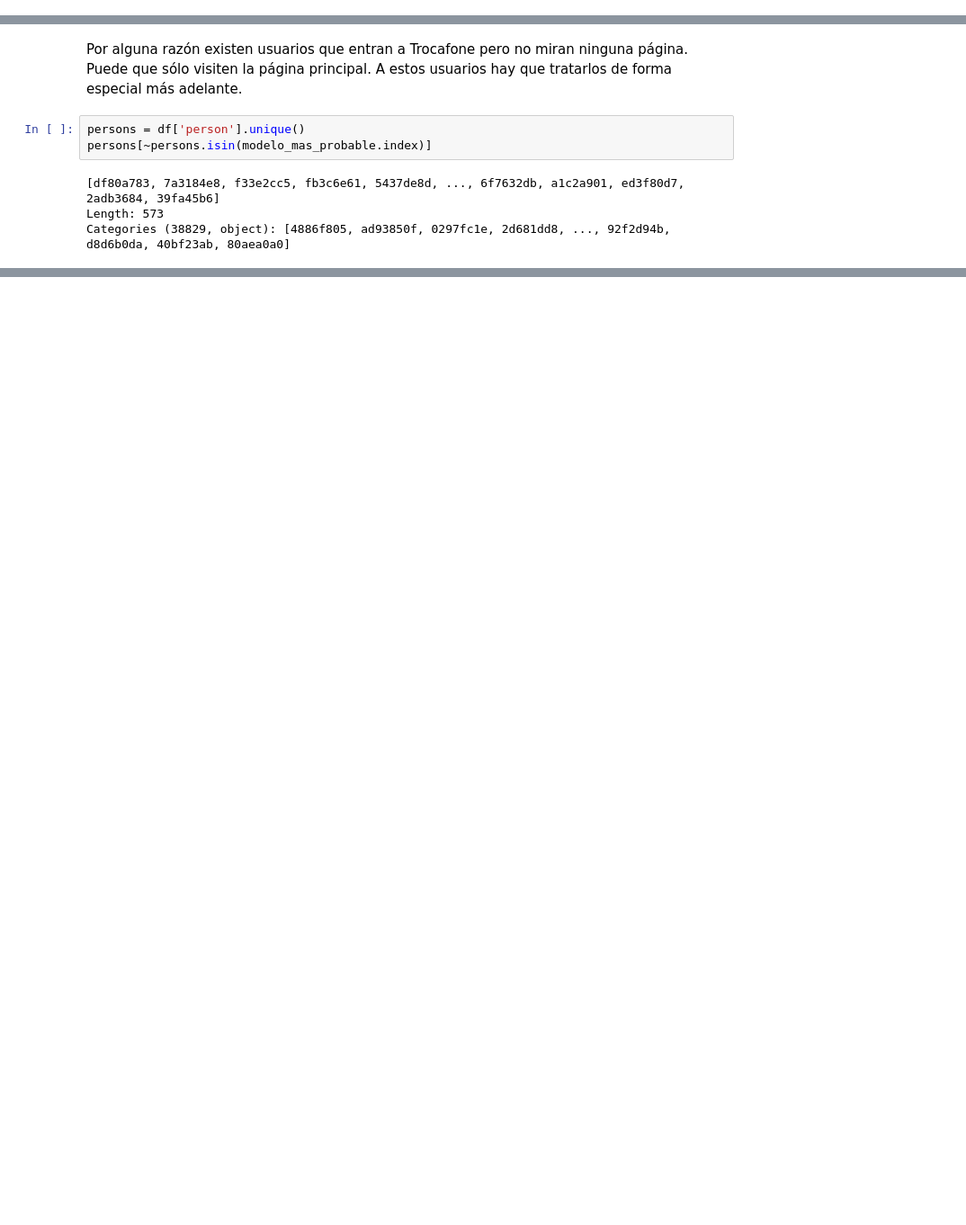
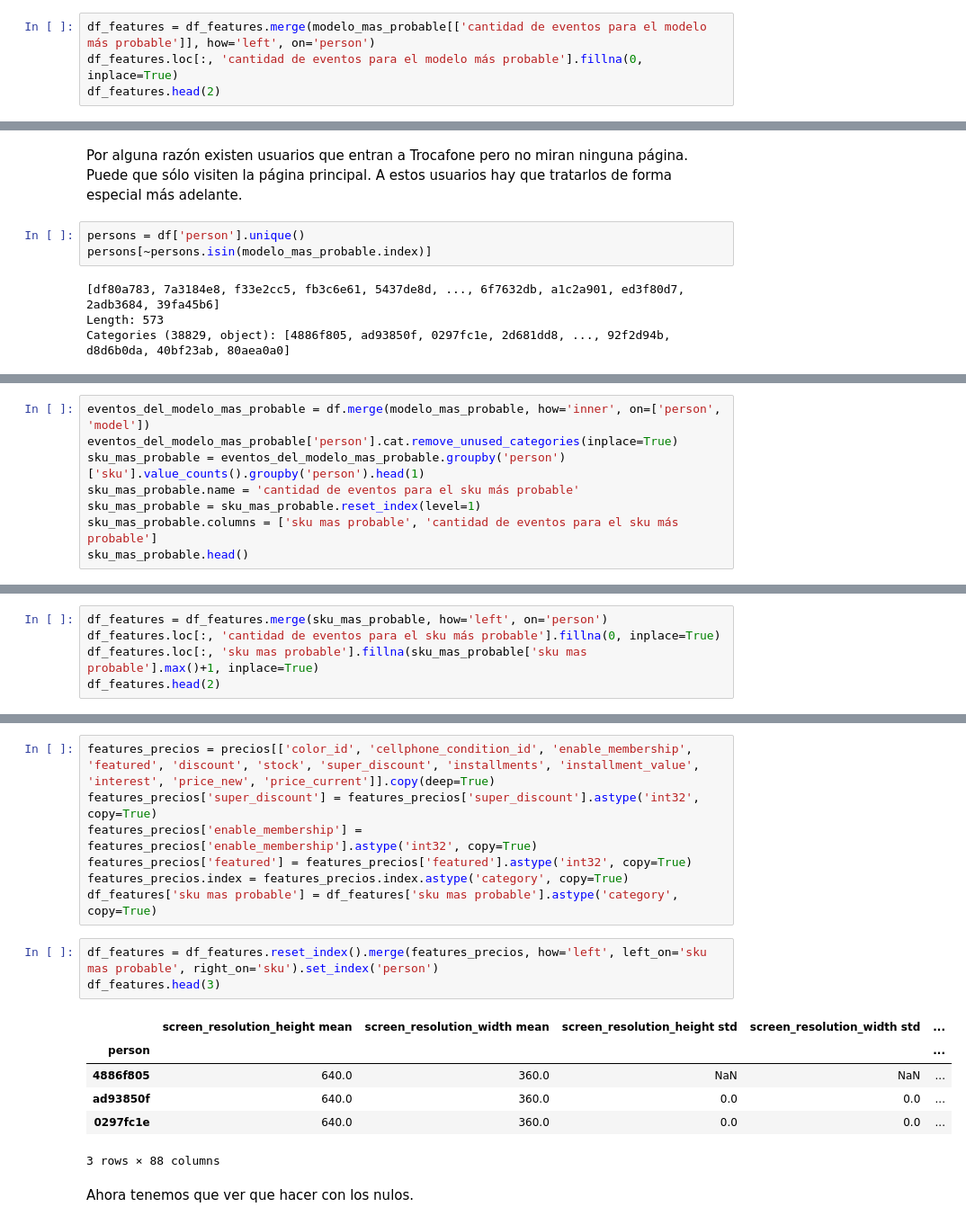
Before and after one commit to seblaz/7506-datos-tp2, a Jupyter notebook: Features/Features Seba.ipynb, the cells around one changed output, grey strips where cells are left out. Shown at 90% size. Drawn from its saved outputs; the diff is of its cells as text; blank space fills up the shorter version.

```diff
--- a/Features/Features Seba.ipynb
+++ b/Features/Features Seba.ipynb
@@ -649,3 +649,7 @@ modelo_mas_probable.head()
 | 00091a7a | iPhone 6 | 1 |
 | 000ba417 | Samsung Galaxy A3 Duos | 32 |
 | 000c79fe | iPhone 7 | 4 |
+# %%
+df_features = df_features.merge(modelo_mas_probable[['cantidad de eventos para el modelo más probable']], how='left', on='person')
+df_features.loc[:, 'cantidad de eventos para el modelo más probable'].fillna(0, inplace=True)
+df_features.head(2)
@@ -726,0 +677,8 @@ Name: model, Length: 573, dtype: int64
+# %%
+eventos_del_modelo_mas_probable = df.merge(modelo_mas_probable, how='inner', on=['person', 'model'])
+eventos_del_modelo_mas_probable['person'].cat.remove_unused_categories(inplace=True)
+sku_mas_probable = eventos_del_modelo_mas_probable.groupby('person')['sku'].value_counts().groupby('person').head(1)
+sku_mas_probable.name = 'cantidad de eventos para el sku más probable'
+sku_mas_probable = sku_mas_probable.reset_index(level=1)
+sku_mas_probable.columns = ['sku mas probable', 'cantidad de eventos para el sku más probable']
+sku_mas_probable.head()
@@ -726,0 +693,5 @@ Name: model, Length: 573, dtype: int64
+# %%
+df_features = df_features.merge(sku_mas_probable, how='left', on='person')
+df_features.loc[:, 'cantidad de eventos para el sku más probable'].fillna(0, inplace=True)
+df_features.loc[:, 'sku mas probable'].fillna(sku_mas_probable['sku mas probable'].max()+1, inplace=True)
+df_features.head(2)
@@ -726,0 +711,19 @@ Name: model, Length: 573, dtype: int64
+# %%
+features_precios = precios[['color_id', 'cellphone_condition_id', 'enable_membership', 'featured', 'discount', 'stock', 'super_discount', 'installments', 'installment_value', 'interest', 'price_new', 'price_current']].copy(deep=True)
+features_precios['super_discount'] = features_precios['super_discount'].astype('int32', copy=True)
+features_precios['enable_membership'] = features_precios['enable_membership'].astype('int32', copy=True)
+features_precios['featured'] = features_precios['featured'].astype('int32', copy=True)
+features_precios.index = features_precios.index.astype('category', copy=True)
+df_features['sku mas probable'] = df_features['sku mas probable'].astype('category', copy=True)
+# %%
+df_features = df_features.reset_index().merge(features_precios, how='left', left_on='sku mas probable', right_on='sku').set_index('person')
+df_features.head(3)
+# %% [output]
+|  | screen_resolution_height mean | screen_resolution_width mean | screen_resolution_height std | screen_resolution_width std | ... |
+| person |  |  |  |  | ... |
+| 4886f805 | 640.0 | 360.0 | NaN | NaN | ... |
+| ad93850f | 640.0 | 360.0 | 0.0 | 0.0 | ... |
+| 0297fc1e | 640.0 | 360.0 | 0.0 | 0.0 | ... |
+3 rows × 88 columns
+# %% [markdown]
+Ahora tenemos que ver que hacer con los nulos.
```
Also changed, not shown: parts of 19 cells of this notebook.
